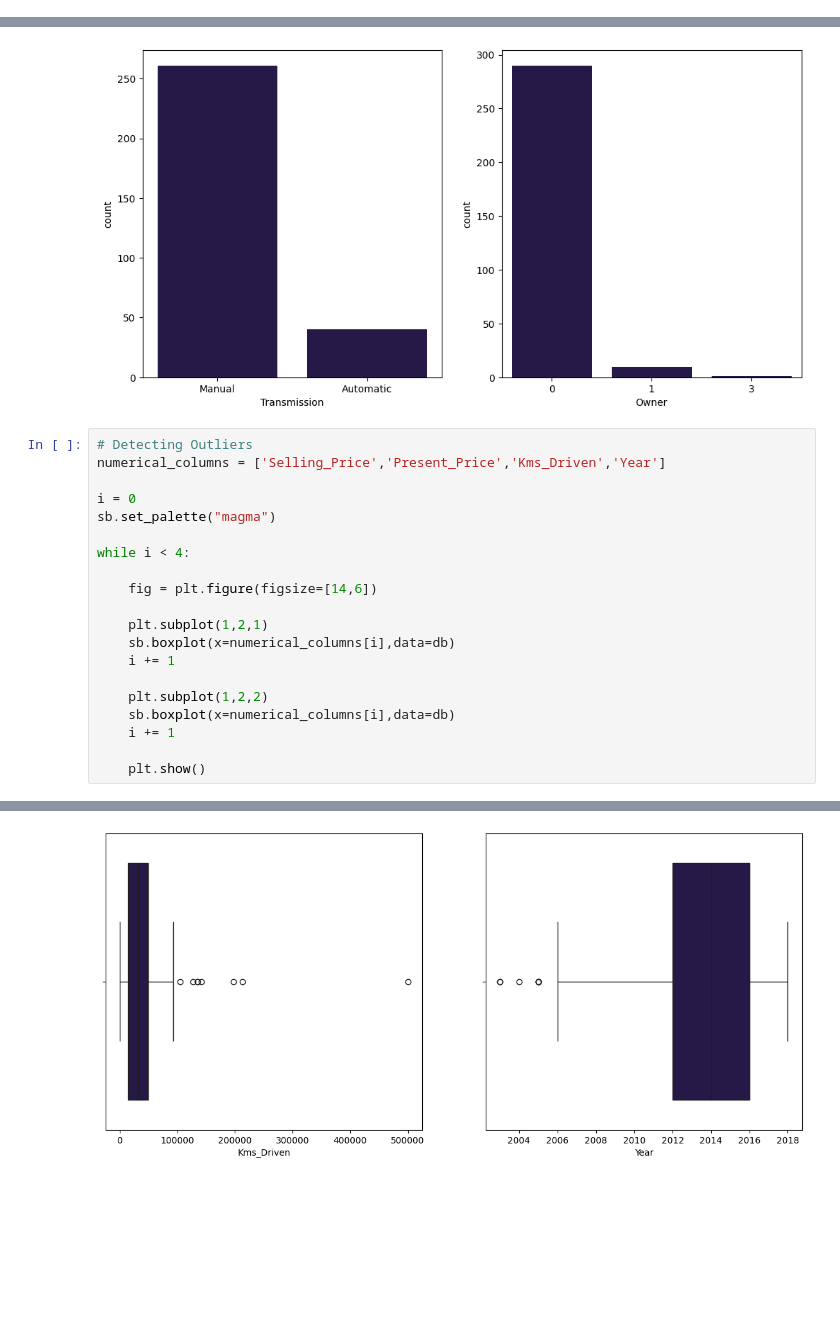
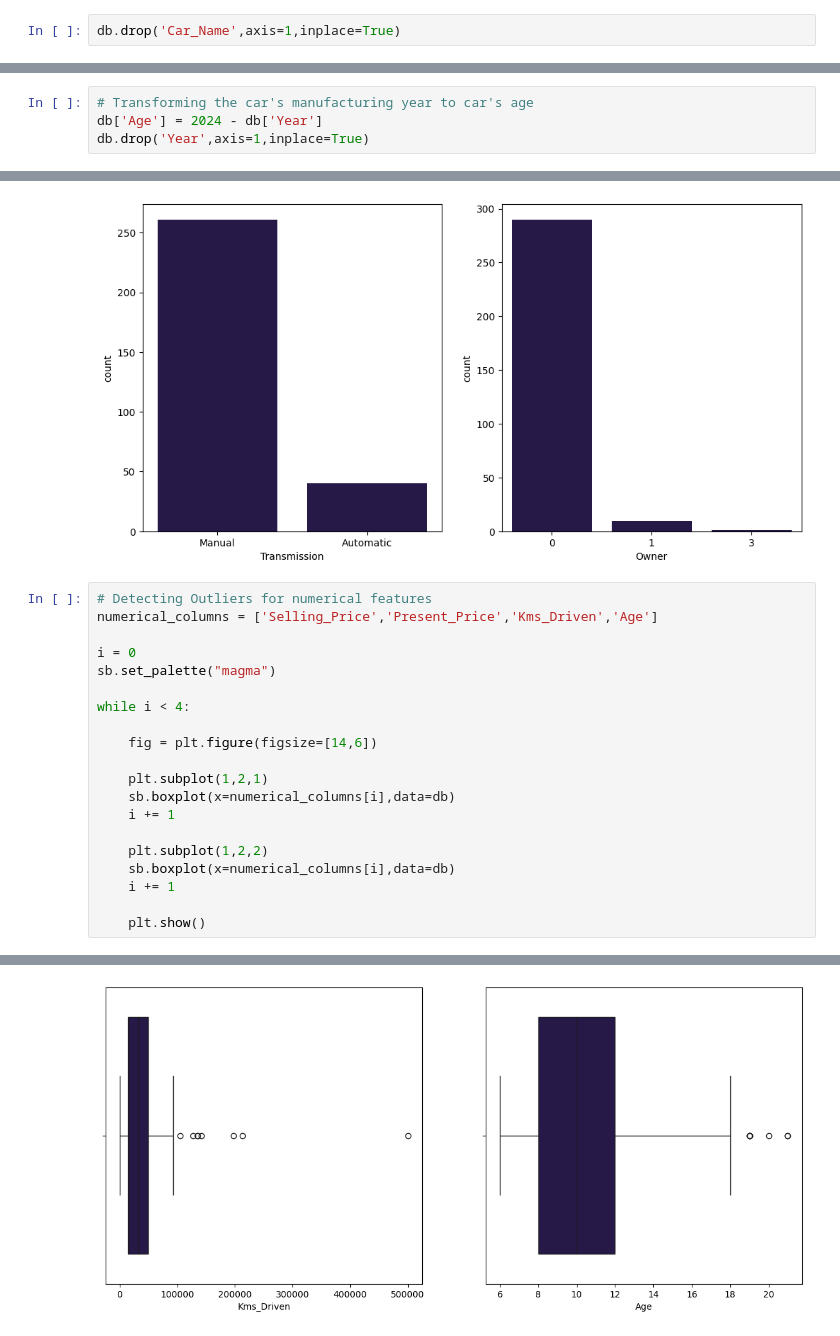
Before and after one commit to youzaina001/ML_supervised, a Jupyter notebook: Simple_Linear_Regression_sklearn.ipynb, the cells around one changed output, grey strips where cells are left out. Saved outputs shown, nothing was run; the diff lists cells and outputs as text; blank space fills up the shorter version.

```diff
--- a/Simple_Linear_Regression_sklearn.ipynb
+++ b/Simple_Linear_Regression_sklearn.ipynb
@@ -92,0 +88,2 @@ gg.ggplot(db, gg.aes(x='Year', y='Selling_Price')) + gg.geom_point()
+# %%
+db.drop('Car_Name',axis=1,inplace=True)
@@ -92,0 +92,4 @@ gg.ggplot(db, gg.aes(x='Year', y='Selling_Price')) + gg.geom_point()
+# %%
+# Transforming the car's manufacturing year to car's age
+db['Age'] = 2024 - db['Year']
+db.drop('Year',axis=1,inplace=True)
@@ -123,25 +135,25 @@ while i < 4:
 [figure]
 [figure]
 # %%
-# Detecting Outliers
-numerical_columns = ['Selling_Price','Present_Price','Kms_Driven','Year']
+# Detecting Outliers for numerical features
+numerical_columns = ['Selling_Price','Present_Price','Kms_Driven','Age']
 
 i = 0
 sb.set_palette("magma")
 
 while i < 4:
 
     fig = plt.figure(figsize=[14,6])
 
     plt.subplot(1,2,1)
     sb.boxplot(x=numerical_columns[i],data=db)
     i += 1
 
     plt.subplot(1,2,2)
     sb.boxplot(x=numerical_columns[i],data=db)
     i += 1
 
     plt.show()
 # %% [output]
 [figure]
-[figure, old version]
+[figure, new version]
```
Also changed, not shown: parts of 11 cells of this notebook.
